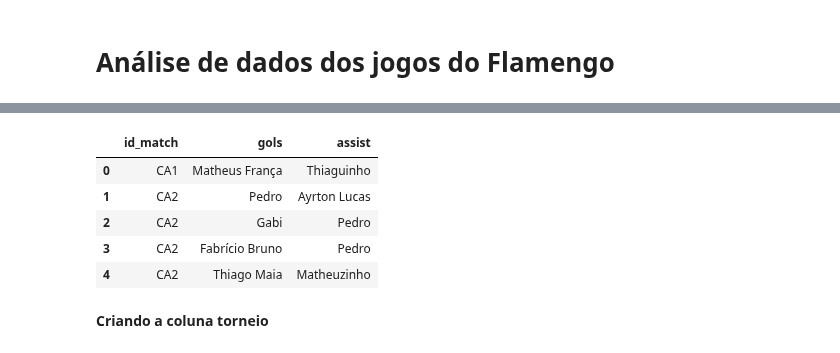
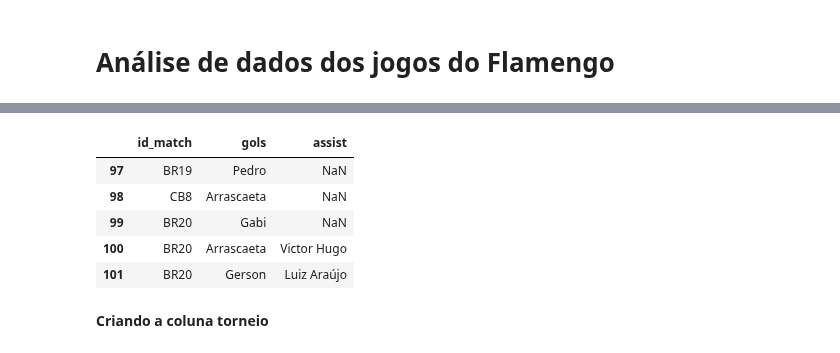
Before and after one commit to williamjouse/jogos-Flamengo-2023, a Jupyter notebook: New_Analysis.ipynb, the cells around one changed output, grey strips where cells are left out. Drawn from its saved outputs; the diff is of its cells as text; code cells hidden in the pictures.

```diff
--- a/New_Analysis.ipynb
+++ b/New_Analysis.ipynb
@@ -23,14 +23,14 @@ jogos.head()
 | 4 | CA5 | Bangu-RJ | Flamengo | 1 | 1 | Carioca - Taça Guanabara - Round 4 | 2023-01-24 21:10:00 | Raulino de Oliveira-RJ |
 # %%
 # Mostrando as 5 primeiras linhas do dataframe gols
-gols.head()
+gols.tail()
 # %% [output]
 |  | id_match | gols | assist |
-| 0 | CA1 | Matheus França | Thiaguinho |
-| 1 | CA2 | Pedro | Ayrton Lucas |
-| 2 | CA2 | Gabi | Pedro |
-| 3 | CA2 | Fabrício Bruno | Pedro |
-| 4 | CA2 | Thiago Maia | Matheuzinho |
+| 97 | BR19 | Pedro | NaN |
+| 98 | CB8 | Arrascaeta | NaN |
+| 99 | BR20 | Gabi | NaN |
+| 100 | BR20 | Arrascaeta | Victor Hugo |
+| 101 | BR20 | Gerson | Luiz Araújo |
 # %% [markdown]
 **Criando a coluna torneio**
 # %%
```
Also changed, not shown: parts of 8 cells of this notebook, 9 other files.
